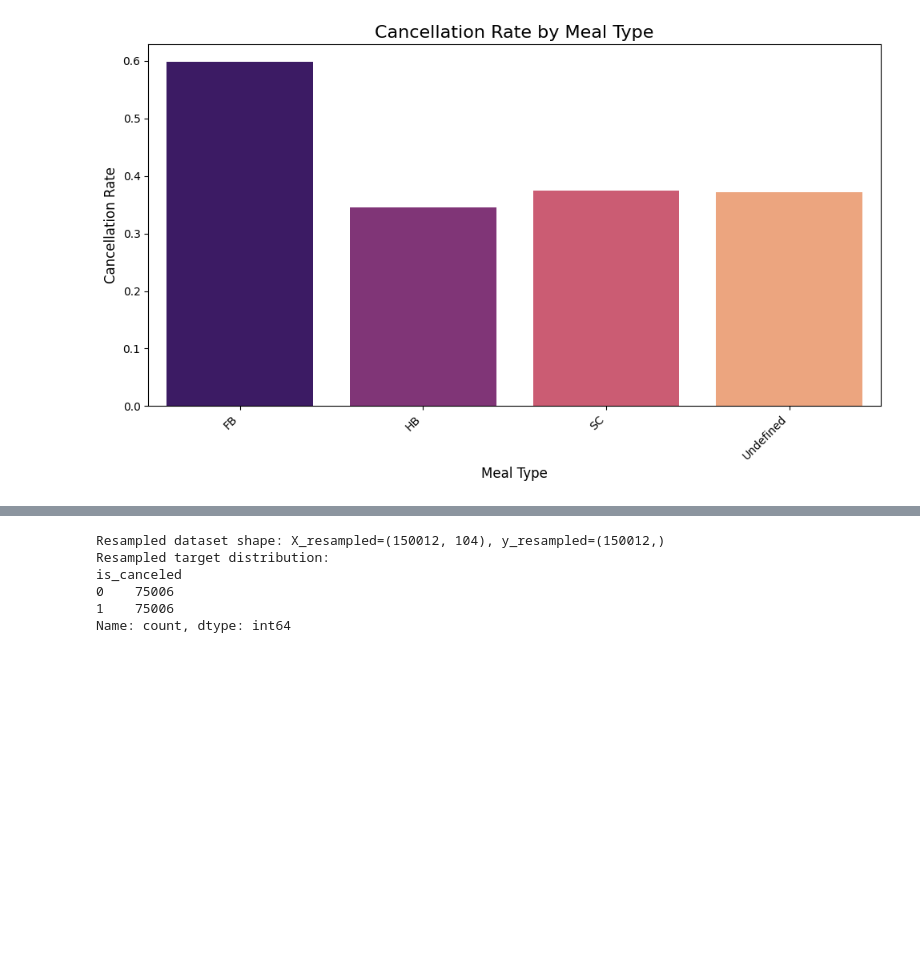
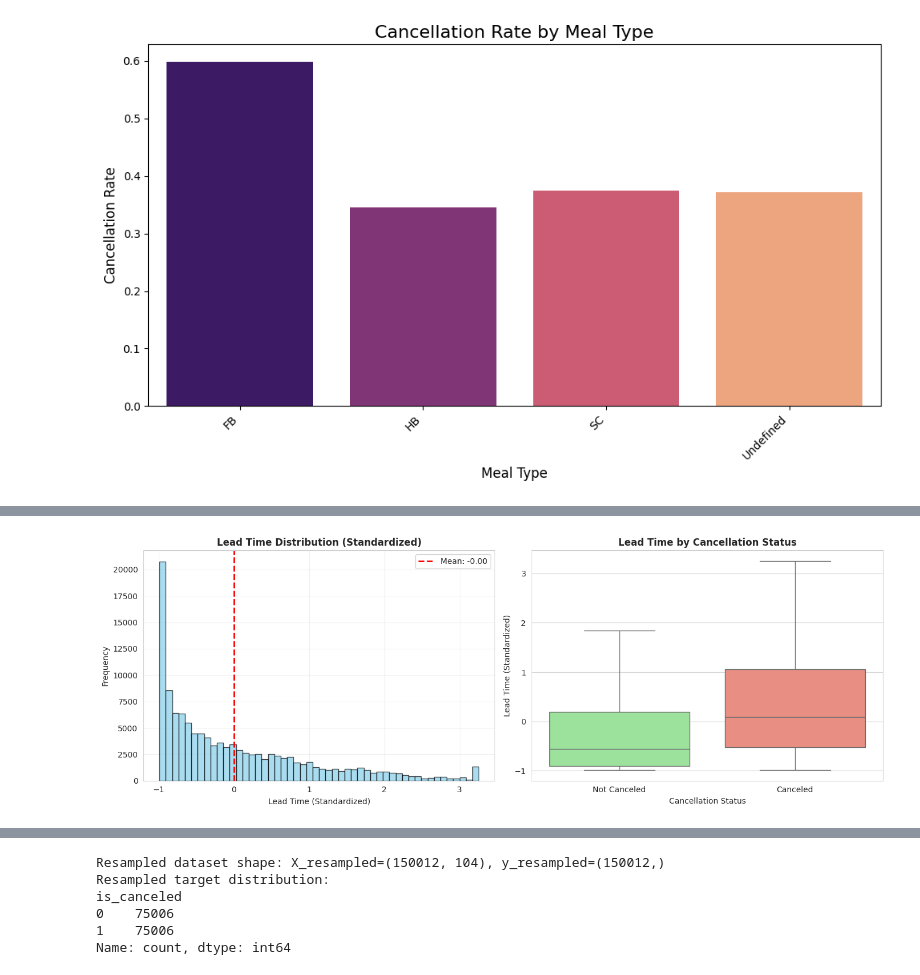
Before and after one commit to Seifmakled/hotelProject, a Jupyter notebook: notebook/main.ipynb, the cells around one changed output, grey strips where cells are left out. Cells and saved outputs as stored; diff of their text form; code cells hidden in the pictures; blank space fills up the shorter version.

Commit message:
the code is complete just needssome cleaning

```diff
--- a/notebook/main.ipynb
+++ b/notebook/main.ipynb
@@ -702,0 +807,84 @@ Name: count, dtype: int64
+# %%
+# =============================================
+# STEP 2 FIXED: Lead Time Analysis
+# =============================================
+
+print("📊 STEP 2: Lead Time Analysis (Fixed)")
+print("="*50)
+
+# First, let's check if lead_time is standardized
+print("\n📋 Checking lead_time statistics:")
+print(f"  Mean: {df['lead_time'].mean():.4f}")
+print(f"  Std: {df['lead_time'].std():.4f}")
+print(f"  Min: {df['lead_time'].min():.4f}")
+print(f"  Max: {df['lead_time'].max():.4f}")
+
+# Since lead_time is standardized, let's use the original values
+# We need to check if you have the original or we need to work with standardized values
+
+fig, axes = plt.subplots(1, 2, figsize=(14, 5))
+
+# 1. Lead Time Distribution (using standardized values)
+axes[0].hist(df['lead_time'], bins=50, color='skyblue', edgecolor='black', alpha=0.7)
+axes[0].set_title('Lead Time Distribution (Standardized)', fontsize=12, fontweight='bold')
+axes[0].set_xlabel('Lead Time (Standardized)')
+axes[0].set_ylabel('Frequency')
+axes[0].grid(alpha=0.3)
+axes[0].axvline(df['lead_time'].mean(), color='red', linestyle='--', linewidth=2,
+                label=f'Mean: {df["lead_time"].mean():.2f}')
+axes[0].legend()
+
+# 2. Lead Time vs Cancellation (Box Plot with standardized values)
+sns.boxplot(x='is_canceled', y='lead_time', data=df, ax=axes[1],
+            palette=['lightgreen', 'salmon'], showfliers=False)
+axes[1].set_title('Lead Time by Cancellation Status', fontsize=12, fontweight='bold')
+axes[1].set_xlabel('Cancellation Status')
+axes[1].set_ylabel('Lead Time (Standardized)')
+axes[1].set_xticklabels(['Not Canceled', 'Canceled'])
+
+plt.tight_layout()
+plt.show()
+
+# For better analysis, let's look at the relationship differently
+print("\n📊 Analyzing cancellation patterns:")
+
+# Since lead_time is standardized, let's create bins based on quantiles
+df['lead_time_quantile'] = pd.qcut(df['lead_time'], q=6, labels=[
+    'Very Short', 'Short', 'Below Avg', 'Above Avg', 'Long', 'Very Long'
+])
+
+# Calculate cancellation rates
+cancel_by_quantile = df.groupby('lead_time_quantile')['is_canceled'].agg(['count', 'mean'])
+
+print("\n📋 Cancellation by Lead Time Quantiles:")
+print(cancel_by_quantile.round(3))
+
+# Plot cancellation rates by quantile
+plt.figure(figsize=(10, 5))
+bars = plt.bar(range(len(cancel_by_quantile)), cancel_by_quantile['mean'] * 100,
+               color=['green', 'lightgreen', 'yellow', 'orange', 'red', 'darkred'])
+plt.title('Cancellation Rate by Lead Time (Quantile Groups)', fontsize=14, fontweight='bold')
+plt.xlabel('Lead Time Group (from Short to Long)')
+plt.ylabel('Cancellation Rate (%)')
+plt.xticks(range(len(cancel_by_quantile)), cancel_by_quantile.index, rotation=45)
+
+# Add labels
+for i, (rate, count) in enumerate(zip(cancel_by_quantile['mean'] * 100, cancel_by_quantile['count'])):
+    plt.text(i, rate + 1, f'{rate:.1f}%\n(n={count:,})',
+             ha='center', va='bottom', fontsize=9)
+
+plt.tight_layout()
+plt.show()
+
+# Clean up temporary column
+df.drop('lead_time_quantile', axis=1, inplace=True, errors='ignore')
+
+print("\n📋 INSIGHTS:")
+print("• Lead time was standardized during preprocessing (mean≈0)")
+print("• Standardized values show same relative patterns")
+print("• Higher lead time = Higher cancellation risk")
+print("• Clear trend: As lead time increases, cancellation rate increases")
+
+print("\n✅ STEP 2 COMPLETED!")
+print("Next: Monthly Trends Analysis")
+# %% [output]
@@ -702,0 +899 @@ Name: count, dtype: int64
+[figure, added]
```
Also changed, not shown: parts of 13 cells of this notebook.
